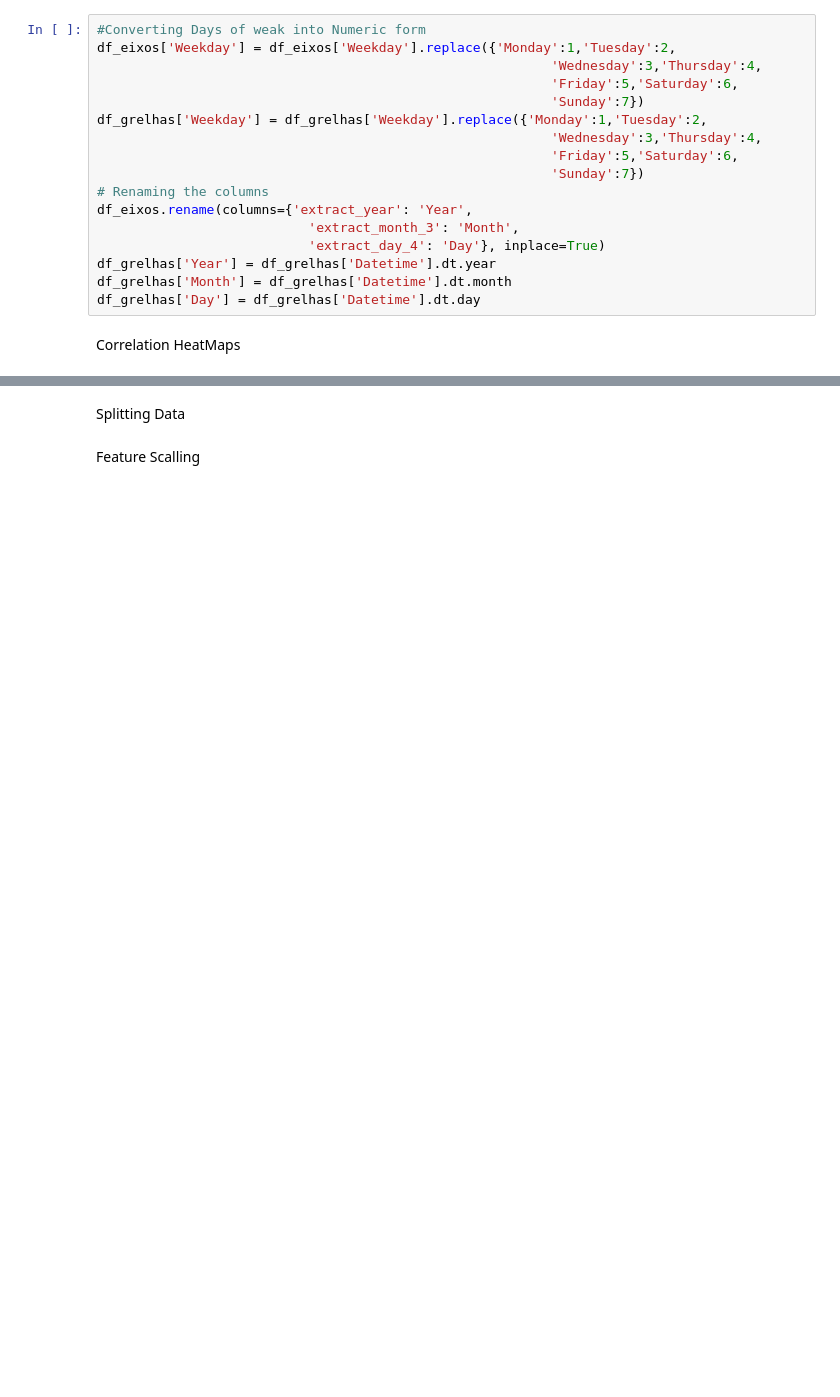
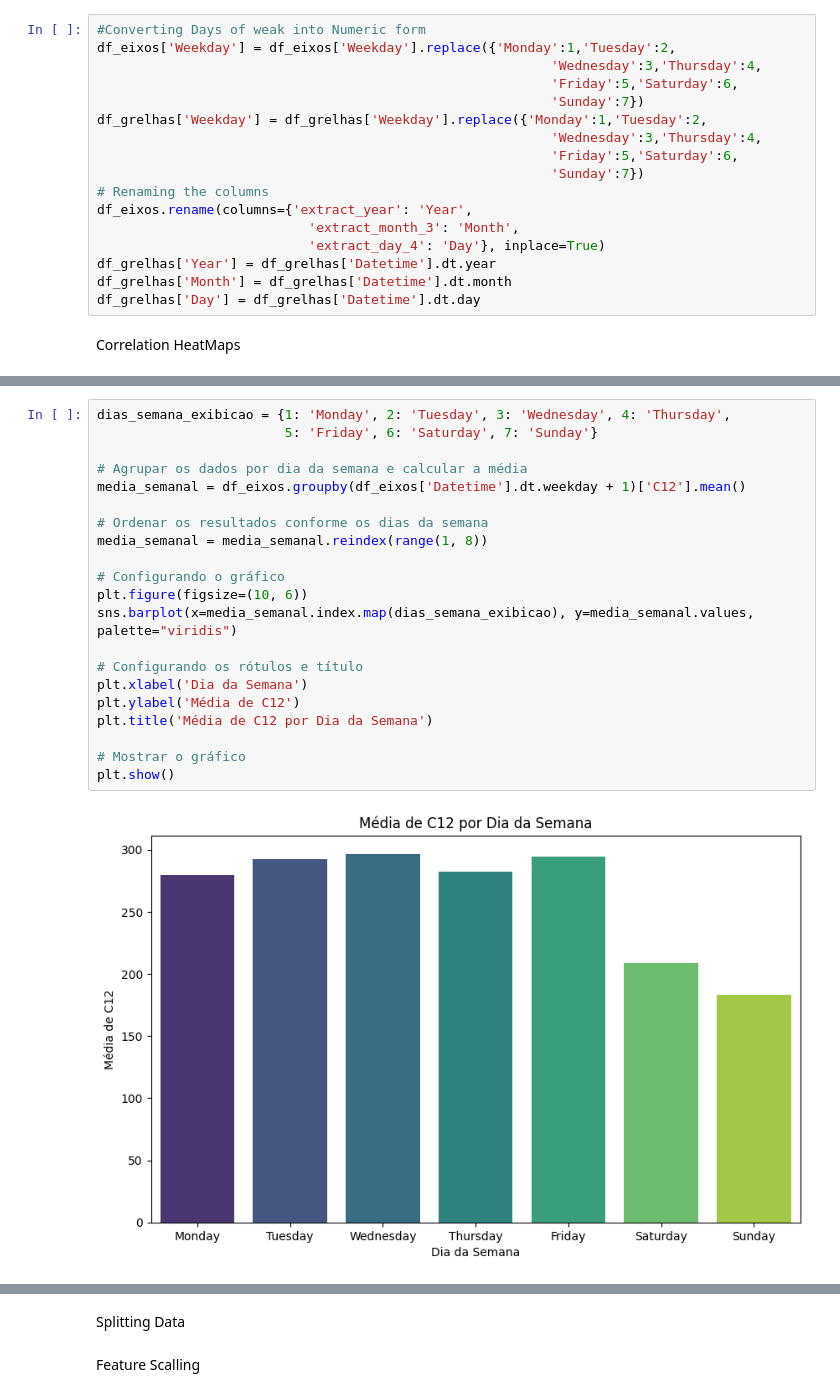
Before and after one commit to a-proenca/LAD, a Jupyter notebook: LAD_22_23.ipynb, the cells around one changed output, grey strips where cells are left out. Drawn from its saved outputs; the diff is of its cells as text; blank space fills up the shorter version.

```diff
--- a/LAD_22_23.ipynb
+++ b/LAD_22_23.ipynb
@@ -437,0 +453,23 @@ plt.show()
+# %%
+dias_semana_exibicao = {1: 'Monday', 2: 'Tuesday', 3: 'Wednesday', 4: 'Thursday',
+                        5: 'Friday', 6: 'Saturday', 7: 'Sunday'}
+
+# Agrupar os dados por dia da semana e calcular a média
+media_semanal = df_eixos.groupby(df_eixos['Datetime'].dt.weekday + 1)['C12'].mean()
+
+# Ordenar os resultados conforme os dias da semana
+media_semanal = media_semanal.reindex(range(1, 8))
+
+# Configurando o gráfico
+plt.figure(figsize=(10, 6))
+sns.barplot(x=media_semanal.index.map(dias_semana_exibicao), y=media_semanal.values, palette="viridis")
+
+# Configurando os rótulos e título
+plt.xlabel('Dia da Semana')
+plt.ylabel('Média de C12')
+plt.title('Média de C12 por Dia da Semana')
+
+# Mostrar o gráfico
+plt.show()
+# %% [output]
+[figure, added]
```
Also changed, not shown: parts of 10 cells of this notebook.
